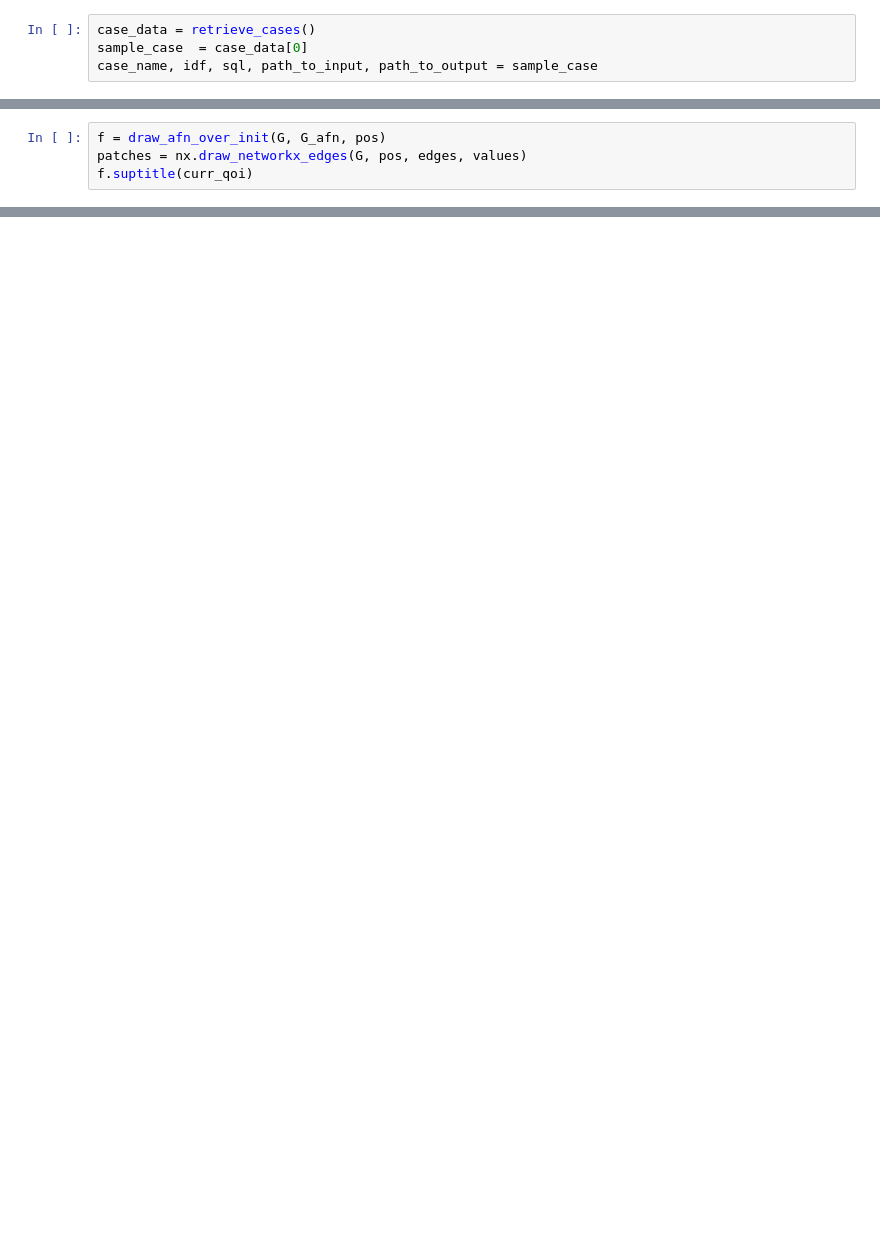
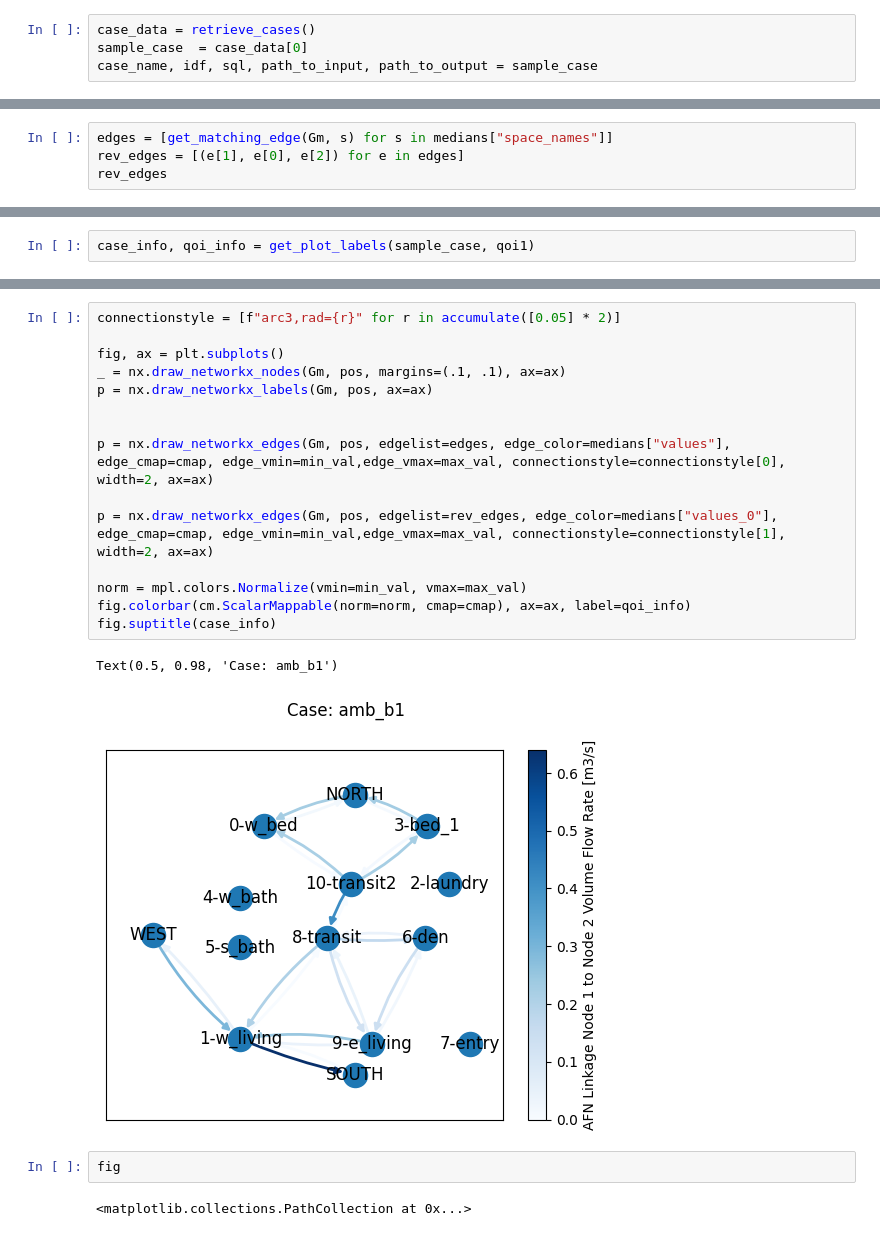
Before and after one commit to juliet29/plan2EPlus, a Jupyter notebook: _notebooks/t05_svg2plan.ipynb, the cells around one changed output, grey strips where cells are left out. Drawn from its saved outputs; the diff is of its cells as text; blank space fills up the shorter version.

```diff
--- a/_notebooks/t05_svg2plan.ipynb
+++ b/_notebooks/t05_svg2plan.ipynb
@@ -124,4 +98,0 @@ values
-# %%
-f = draw_afn_over_init(G, G_afn, pos)
-patches = nx.draw_networkx_edges(G, pos, edges, values)
-f.suptitle(curr_qoi)
@@ -147,0 +99,4 @@ g = add_displot_labels(g, sample_case, curr_qoi)
+# %%
+edges = [get_matching_edge(Gm, s) for s in medians["space_names"]]
+rev_edges = [(e[1], e[0], e[2]) for e in edges]
+rev_edges
@@ -147,0 +116,2 @@ g = add_displot_labels(g, sample_case, curr_qoi)
+# %%
+case_info, qoi_info = get_plot_labels(sample_case, qoi1)
@@ -147,0 +128,22 @@ g = add_displot_labels(g, sample_case, curr_qoi)
+# %%
+connectionstyle = [f"arc3,rad={r}" for r in accumulate([0.05] * 2)]
+
+fig, ax = plt.subplots()
+_ = nx.draw_networkx_nodes(Gm, pos, margins=(.1, .1), ax=ax)
+p = nx.draw_networkx_labels(Gm, pos, ax=ax)
+
+
+p = nx.draw_networkx_edges(Gm, pos, edgelist=edges, edge_color=medians["values"], edge_cmap=cmap, edge_vmin=min_val,edge_vmax=max_val, connectionstyle=connectionstyle[0], width=2, ax=ax)
+
+p = nx.draw_networkx_edges(Gm, pos, edgelist=rev_edges, edge_color=medians["values_0"], edge_cmap=cmap, edge_vmin=min_val,edge_vmax=max_val, connectionstyle=connectionstyle[1], width=2, ax=ax)
+
+norm = mpl.colors.Normalize(vmin=min_val, vmax=max_val)
+fig.colorbar(cm.ScalarMappable(norm=norm, cmap=cmap), ax=ax, label=qoi_info)
+fig.suptitle(case_info)
+# %% [output]
+Text(0.5, 0.98, 'Case: amb_b1')
+[figure, added]
+# %%
+fig
+# %% [output]
+<matplotlib.collections.PathCollection at 0x...>
```
Also changed, not shown: parts of 22 cells of this notebook, 3 other files.
